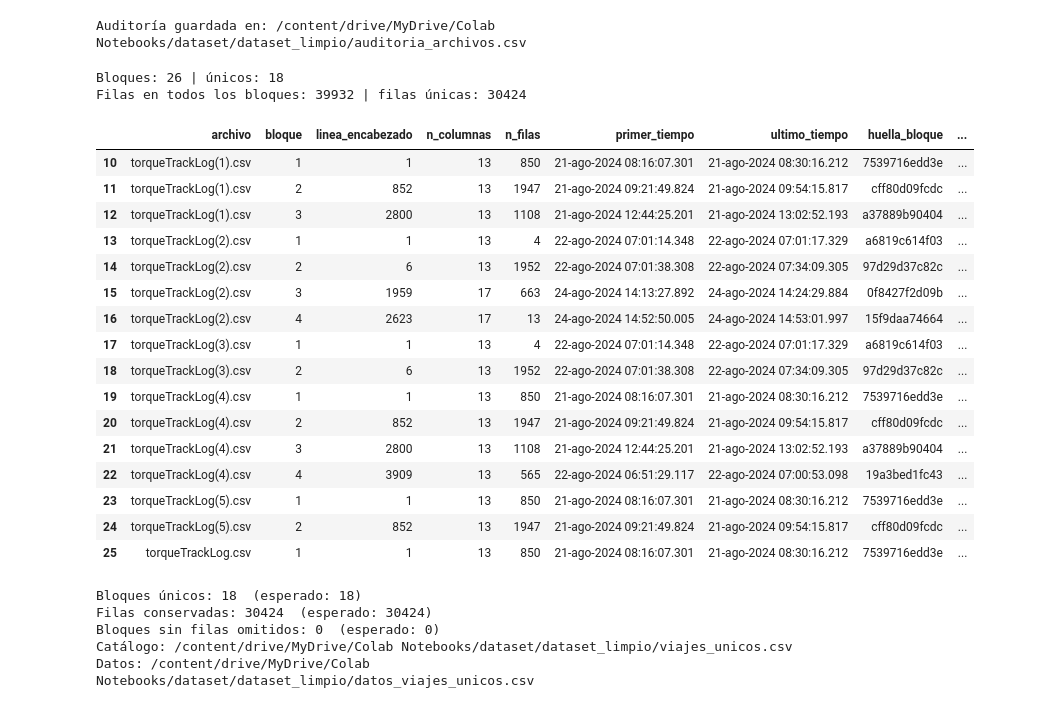
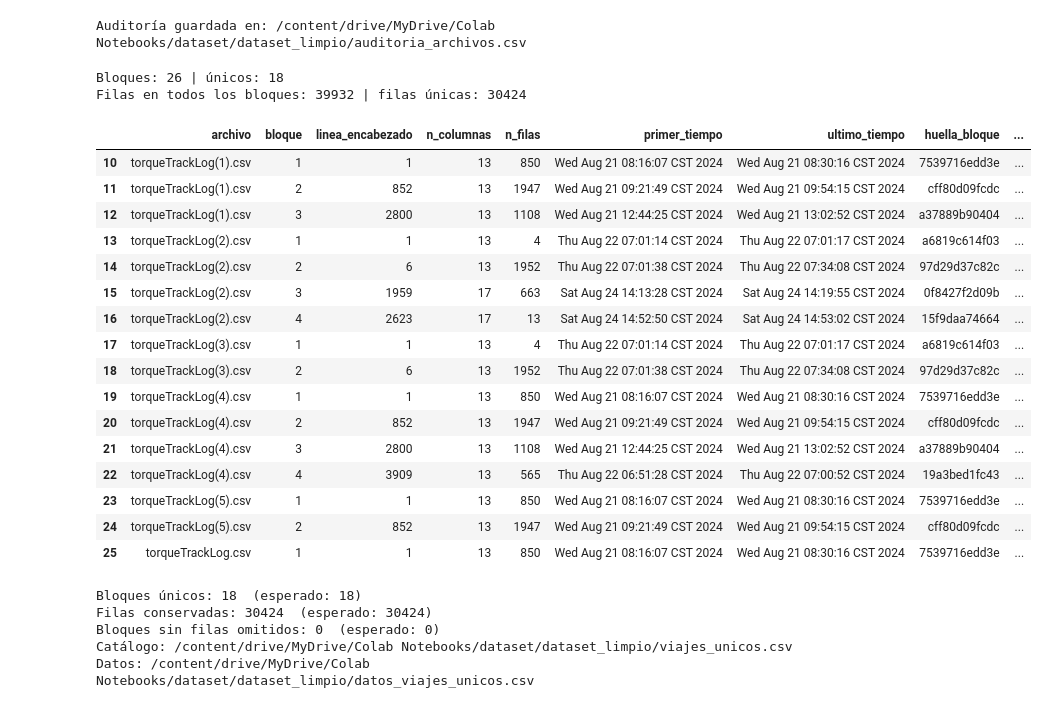
Before and after one commit to AlfCR/dnn-estadia, a Jupyter notebook: dnn_estadia_ACP.ipynb, the cells around one changed output. Cells and saved outputs as stored; diff of their text form; code cells hidden in the pictures.

```diff
--- a/dnn_estadia_ACP.ipynb
+++ b/dnn_estadia_ACP.ipynb
@@ -176,10 +178,12 @@ Los originales siguen idénticos a la línea base.
 # %%
-# Celda 7: Auditar contenido y formato (por bloques de encabezado)
+# Celda 6: Auditar contenido y formato (por bloques de encabezado)
 import csv
 import io
+import os
 from pathlib import Path
+import pandas as pd
 
-FALTANTES = {'', '-', '∞' ,'nan', 'NaN'}
+FALTANTES = {'', '-','nan', 'NaN', 'null', 'None'}
 
 def normalizar_texto(valor):
     if pd.isna(valor):
@@ -187,7 +191,8 @@ def normalizar_texto(valor):
     return str(valor).replace('\u00a0', ' ').strip()
 
 def leer_filas(ruta):
-    """Devuelve las filas como listas de texto, sin que pandas decida el ancho."""
+
+    #Se devuelve las filas como listas de texto, sin que pandas decida el ancho.
     if ruta.suffix.lower() == '.xlsx':
         bruto = pd.read_excel(ruta, header=None, dtype='string', keep_default_na=False)
         return bruto.fillna('').values.tolist(), 'xlsx: primera hoja'
@@ -208,7 +213,8 @@ def leer_filas(ruta):
     return filas, f'csv: separador={sep!r}, encoding={cod}'
 
 def partir_en_bloques(filas):
-    """Un bloque = un encabezado (el primero o uno repetido) y las filas que le siguen."""
+
+     #Un bloque = un encabezado (el primero o uno repetido, como el caso de los datos de chiapas) y las filas que le siguen.
     pares = [(n, f) for n, f in enumerate(filas, start=1)
              if any(normalizar_texto(x) for x in f)]          # sin líneas en blanco
     if not pares:
@@ -301,8 +307,14 @@ print(f'Auditoría guardada en: {ruta_auditoria}')
 | 16 | Mediciones Agosto 2024 Chiapas/to... | 850 | 1 | [] | 1 | 12 | ... |
 Auditoría guardada en: /content/drive/MyDrive/Colab Notebooks/dataset/dataset_limpio/auditoria_archivos.csv
 # %%
-# Celda 8: detalle por bloque
+# Celda 7: detalle por bloque
 import hashlib
+import os
+from pathlib import Path
+import pandas as pd
+
+# Para evitar comparar archivo por archivo, se calcula una hash binario
+# que permite identificar las secciones concatenadas o repetidas entres diferentes archivos
 
 def huella_bloque(b):
     h = hashlib.sha256()
@@ -315,49 +327,58 @@ registros = []
 for carpeta in (carpeta1, carpeta2):
     for ruta in sorted(Path(carpeta).iterdir()):
         if ruta.suffix.lower() != '.csv':
             continue
         filas, _ = leer_filas(ruta)
         for k, b in enumerate(partir_en_bloques(filas), start=1):
-            i = b['encabezado'].index('Device Time')
-            tiempos = [normalizar_texto(r[i]) for r in b['filas'] if i < len(r)]
+
+            col_tiempo = next((idx for idx, c in enumerate(b['encabezado'])
+                               if 'device time' in c.lower() or 'time' in c.lower()), None)
+
+            if col_tiempo is not None:
+                # Verificación de longitud segura para evitar IndexError
+                tiempos = [normalizar_texto(f[col_tiempo]) for f in b['filas']
+                           if col_tiempo < len(f) and normalizar_texto(f[col_tiempo])]
+            else:
+                tiempos = []
+
             registros.append({
                 'archivo': ruta.name,
                 'carpeta': ruta.parent.name,
                 'bloque': k,
                 'linea_encabezado': b['linea'],
                 'n_columnas': len(b['encabezado']),
                 'n_filas': len(b['filas']),
                 'primer_tiempo': tiempos[0] if tiempos else '',
                 'ultimo_tiempo': tiempos[-1] if tiempos else '',
                 'huella_bloque': huella_bloque(b),
             })
 bloques_df = pd.DataFrame(registros)
 bloques_df['veces_repetido'] = bloques_df.groupby('huella_bloque')['huella_bloque'].transform('size')
 
 unicos = bloques_df.drop_duplicates('huella_bloque')
 print(f"Bloques: {len(bloques_df)} | únicos: {len(unicos)}")
 print(f"Filas en todos los bloques: {bloques_df['n_filas'].sum()} | filas únicas: {unicos['n_filas'].sum()}")
 
 display(bloques_df[bloques_df['carpeta'].str.contains('Chiapas')].drop(columns='carpeta'))
 bloques_df.to_csv(os.path.join(ruta_salida, 'bloques_archivos.csv'), index=False)
 # %% [output]
 Bloques: 26 | únicos: 18
 Filas en todos los bloques: 39932 | filas únicas: 30424
 |  | archivo | bloque | linea_encabezado | n_columnas | n_filas | primer_tiempo | ultimo_tiempo | huella_bloque | ... |
-| 10 | torqueTrackLog(1).csv | 1 | 1 | 13 | 850 | 21-ago-2024 08:16:07.301 | 21-ago-2024 08:30:16.212 | 7539716edd3e | ... |
-| 11 | torqueTrackLog(1).csv | 2 | 852 | 13 | 1947 | 21-ago-2024 09:21:49.824 | 21-ago-2024 09:54:15.817 | cff80d09fcdc | ... |
-| 12 | torqueTrackLog(1).csv | 3 | 2800 | 13 | 1108 | 21-ago-2024 12:44:25.201 | 21-ago-2024 13:02:52.193 | a37889b90404 | ... |
-| 13 | torqueTrackLog(2).csv | 1 | 1 | 13 | 4 | 22-ago-2024 07:01:14.348 | 22-ago-2024 07:01:17.329 | a6819c614f03 | ... |
-| 14 | torqueTrackLog(2).csv | 2 | 6 | 13 | 1952 | 22-ago-2024 07:01:38.308 | 22-ago-2024 07:34:09.305 | 97d29d37c82c | ... |
-| 15 | torqueTrackLog(2).csv | 3 | 1959 | 17 | 663 | 24-ago-2024 14:13:27.892 | 24-ago-2024 14:24:29.884 | 0f8427f2d09b | ... |
-| 16 | torqueTrackLog(2).csv | 4 | 2623 | 17 | 13 | 24-ago-2024 14:52:50.005 | 24-ago-2024 14:53:01.997 | 15f9daa74664 | ... |
-| 17 | torqueTrackLog(3).csv | 1 | 1 | 13 | 4 | 22-ago-2024 07:01:14.348 | 22-ago-2024 07:01:17.329 | a6819c614f03 | ... |
-| 18 | torqueTrackLog(3).csv | 2 | 6 | 13 | 1952 | 22-ago-2024 07:01:38.308 | 22-ago-2024 07:34:09.305 | 97d29d37c82c | ... |
-| 19 | torqueTrackLog(4).csv | 1 | 1 | 13 | 850 | 21-ago-2024 08:16:07.301 | 21-ago-2024 08:30:16.212 | 7539716edd3e | ... |
-| 20 | torqueTrackLog(4).csv | 2 | 852 | 13 | 1947 | 21-ago-2024 09:21:49.824 | 21-ago-2024 09:54:15.817 | cff80d09fcdc | ... |
-| 21 | torqueTrackLog(4).csv | 3 | 2800 | 13 | 1108 | 21-ago-2024 12:44:25.201 | 21-ago-2024 13:02:52.193 | a37889b90404 | ... |
-| 22 | torqueTrackLog(4).csv | 4 | 3909 | 13 | 565 | 22-ago-2024 06:51:29.117 | 22-ago-2024 07:00:53.098 | 19a3bed1fc43 | ... |
-| 23 | torqueTrackLog(5).csv | 1 | 1 | 13 | 850 | 21-ago-2024 08:16:07.301 | 21-ago-2024 08:30:16.212 | 7539716edd3e | ... |
-| 24 | torqueTrackLog(5).csv | 2 | 852 | 13 | 1947 | 21-ago-2024 09:21:49.824 | 21-ago-2024 09:54:15.817 | cff80d09fcdc | ... |
-| 25 | torqueTrackLog.csv | 1 | 1 | 13 | 850 | 21-ago-2024 08:16:07.301 | 21-ago-2024 08:30:16.212 | 7539716edd3e | ... |
+| 10 | torqueTrackLog(1).csv | 1 | 1 | 13 | 850 | Wed Aug 21 08:16:07 CST 2024 | Wed Aug 21 08:30:16 CST 2024 | 7539716edd3e | ... |
+| 11 | torqueTrackLog(1).csv | 2 | 852 | 13 | 1947 | Wed Aug 21 09:21:49 CST 2024 | Wed Aug 21 09:54:15 CST 2024 | cff80d09fcdc | ... |
+| 12 | torqueTrackLog(1).csv | 3 | 2800 | 13 | 1108 | Wed Aug 21 12:44:25 CST 2024 | Wed Aug 21 13:02:52 CST 2024 | a37889b90404 | ... |
+| 13 | torqueTrackLog(2).csv | 1 | 1 | 13 | 4 | Thu Aug 22 07:01:14 CST 2024 | Thu Aug 22 07:01:17 CST 2024 | a6819c614f03 | ... |
+| 14 | torqueTrackLog(2).csv | 2 | 6 | 13 | 1952 | Thu Aug 22 07:01:38 CST 2024 | Thu Aug 22 07:34:08 CST 2024 | 97d29d37c82c | ... |
+| 15 | torqueTrackLog(2).csv | 3 | 1959 | 17 | 663 | Sat Aug 24 14:13:28 CST 2024 | Sat Aug 24 14:19:55 CST 2024 | 0f8427f2d09b | ... |
+| 16 | torqueTrackLog(2).csv | 4 | 2623 | 17 | 13 | Sat Aug 24 14:52:50 CST 2024 | Sat Aug 24 14:53:02 CST 2024 | 15f9daa74664 | ... |
+| 17 | torqueTrackLog(3).csv | 1 | 1 | 13 | 4 | Thu Aug 22 07:01:14 CST 2024 | Thu Aug 22 07:01:17 CST 2024 | a6819c614f03 | ... |
+| 18 | torqueTrackLog(3).csv | 2 | 6 | 13 | 1952 | Thu Aug 22 07:01:38 CST 2024 | Thu Aug 22 07:34:08 CST 2024 | 97d29d37c82c | ... |
+| 19 | torqueTrackLog(4).csv | 1 | 1 | 13 | 850 | Wed Aug 21 08:16:07 CST 2024 | Wed Aug 21 08:30:16 CST 2024 | 7539716edd3e | ... |
+| 20 | torqueTrackLog(4).csv | 2 | 852 | 13 | 1947 | Wed Aug 21 09:21:49 CST 2024 | Wed Aug 21 09:54:15 CST 2024 | cff80d09fcdc | ... |
+| 21 | torqueTrackLog(4).csv | 3 | 2800 | 13 | 1108 | Wed Aug 21 12:44:25 CST 2024 | Wed Aug 21 13:02:52 CST 2024 | a37889b90404 | ... |
+| 22 | torqueTrackLog(4).csv | 4 | 3909 | 13 | 565 | Thu Aug 22 06:51:28 CST 2024 | Thu Aug 22 07:00:52 CST 2024 | 19a3bed1fc43 | ... |
+| 23 | torqueTrackLog(5).csv | 1 | 1 | 13 | 850 | Wed Aug 21 08:16:07 CST 2024 | Wed Aug 21 08:30:16 CST 2024 | 7539716edd3e | ... |
+| 24 | torqueTrackLog(5).csv | 2 | 852 | 13 | 1947 | Wed Aug 21 09:21:49 CST 2024 | Wed Aug 21 09:54:15 CST 2024 | cff80d09fcdc | ... |
+| 25 | torqueTrackLog.csv | 1 | 1 | 13 | 850 | Wed Aug 21 08:16:07 CST 2024 | Wed Aug 21 08:30:16 CST 2024 | 7539716edd3e | ... |
 # %%
```
Also changed, not shown: parts of 13 cells of this notebook.
